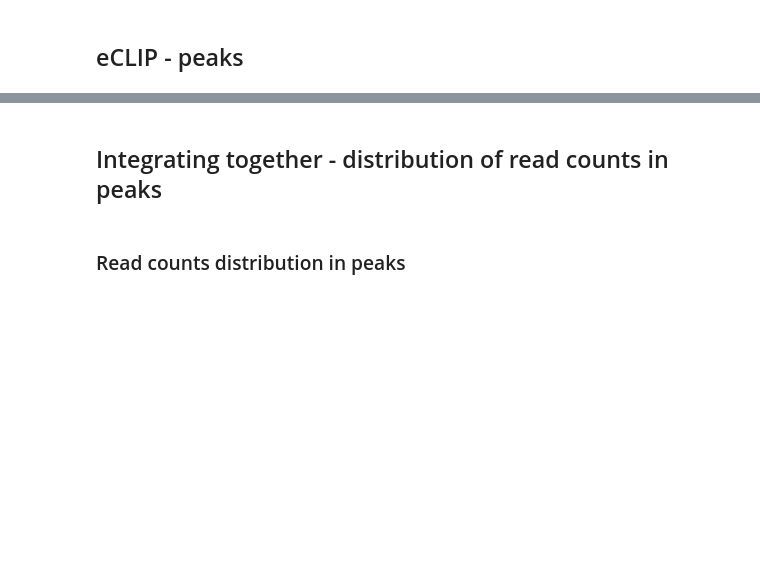
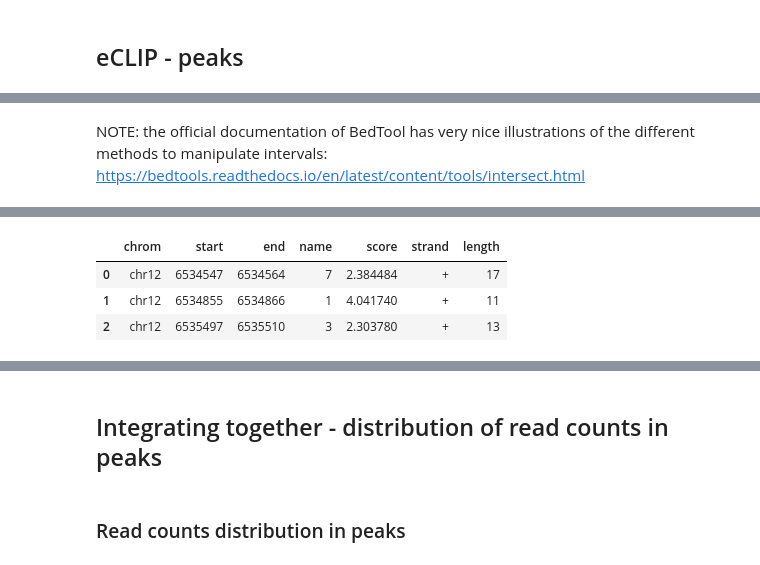
Before and after one commit to ml4rg25-parnet/parnet_demo, a Jupyter notebook: notebooks/datasets.eclip.py.ipynb, the cells around one changed output, grey strips where cells are left out. Drawn from its saved outputs; the diff is of its cells as text; code cells hidden in the pictures; blank space fills up the shorter version.

```diff
--- a/notebooks/datasets.eclip.py.ipynb
+++ b/notebooks/datasets.eclip.py.ipynb
@@ -355,0 +510,19 @@ for RBP_CT in set(glob_wildcards(ufmt_eclip_fp).RBP_CT):
+# %%
+LIST_SUBSET_RBP_CL: list[str] = params_subset_rbp_cl
+
+parent_dir_peaks = resource_dir / "parnet_encore_eclip" / "bed6_peaks_pureclip"
+
+# List the content of the directory to get the list of "{RBP_CL}" e.g. "QKI_K562", "PTBP1_HepG2", etc.
+LIST_RBP_CL = sorted(os.listdir(parent_dir_peaks))
+
+ufmt_peaks_fp = parent_dir_peaks / "{RBP_CL}" / "peaks.crosslink.bed6"
+# %%
+data_eclip_peaks = DotMap()
+
+for RBP_CL in set(LIST_SUBSET_RBP_CL) & set(LIST_RBP_CL):
+    print("Loading peaks for RBP_CL:", RBP_CL)
+    readcounts_peaks_fp = str(ufmt_peaks_fp).format(RBP_CL=RBP_CL)
+
+    # NOTE : rather than loading the file into a dataframe, we can use pyBedTool to build
+    # a BedTool object. This provides with an interface to query the content of the file.
+    data_eclip_peaks[RBP_CL] = pbt.BedTool(readcounts_peaks_fp)
@@ -355,0 +593,52 @@ for RBP_CT in set(glob_wildcards(ufmt_eclip_fp).RBP_CT):
+# %% [markdown]
+NOTE: the official documentation of BedTool has very nice illustrations
+of the different methods to manipulate intervals: https://bedtools.readthedocs.io/en/latest/content/tools/intersect.html
+# %%
+data_eclip_peaks_extended = {}
+
+# We will focus on peaks that are within the gene for the example interval.
+# This will speed upt the steps of extending the cross-link and merging the cross-links into actual peaks
+transcript_interval = mane_transcripts.loc[lambda df: df["name"] == example_interval.name.split(";")[-1], :]
+
+if transcript_interval.empty:
+    raise ValueError(f"Transcript interval for {example_interval.name} not found in MANE transcripts.")
+
+bt_transcript_interval = pbt.BedTool.from_dataframe(transcript_interval)
+
+for i, RBP_CL in enumerate(data_eclip_peaks.keys()):
+    print(f"Processing RBP_CL: {RBP_CL}")
+
+    # First: focus on the peaks within the transcript interval.
+    bt_crosslinks = data_eclip_peaks[RBP_CL]
+    bt_crosslinks_in_transcript = bt_crosslinks.intersect(bt_transcript_interval)
+
+    if i == 0:
+        print(f"Showing that any operation on a BedTool object creates a new temporary file on disk (for {RBP_CL})")
+        print("Filepath of loaded peaks: ", bt_crosslinks.fn)
+        print("Filepath of the results from intersection with the transcript: ", bt_crosslinks_in_transcript.fn)
+        print("\n")
+
+    if bt_crosslinks_in_transcript.count() == 0:
+        print(f"No cross-links found for {RBP_CL} in the transcript interval of {example_interval.name}.")
+        print("\n")
+        continue
+
+    # Now: extend the individual cross-links by 5 nucleotides on each side.
+    # This requires providing the genome file to define boundaries beyond which the extension is not possible.
+    bt_crosslinks_extended = bt_crosslinks_in_transcript.slop(b=5, g=genome_size_filepath)
+
+    # And we can merge the extended cross-links that overlaps into single intervals.
+    # This requires
+    bt_crosslinks_extended_merged = bt_crosslinks_extended.merge(s=True, d=1, c="4,5,6", o="count,mean,distinct")
+
+    # We can generate back a dataframe for metadata information.
+    df_crosslinks_extended_merged = bt_crosslinks_extended_merged.to_dataframe()
+    df_crosslinks_extended_merged["length"] = (
+        df_crosslinks_extended_merged["end"] - df_crosslinks_extended_merged["start"]
+    )
+
+    display(df_crosslinks_extended_merged.head(3))
+
+    # We will store the BedTool object for intersecting again with the example interval.
+    data_eclip_peaks_extended[RBP_CL] = bt_crosslinks_extended_merged
+# %% [output]
@@ -355,0 +663,4 @@ for RBP_CT in set(glob_wildcards(ufmt_eclip_fp).RBP_CT):
+|  | chrom | start | end | name | score | strand | length |
+| 0 | chr12 | 6534547 | 6534564 | 7 | 2.384484 | + | 17 |
+| 1 | chr12 | 6534855 | 6534866 | 1 | 4.041740 | + | 11 |
+| 2 | chr12 | 6535497 | 6535510 | 3 | 2.303780 | + | 13 |
```
Also changed, not shown: parts of 32 cells of this notebook.
